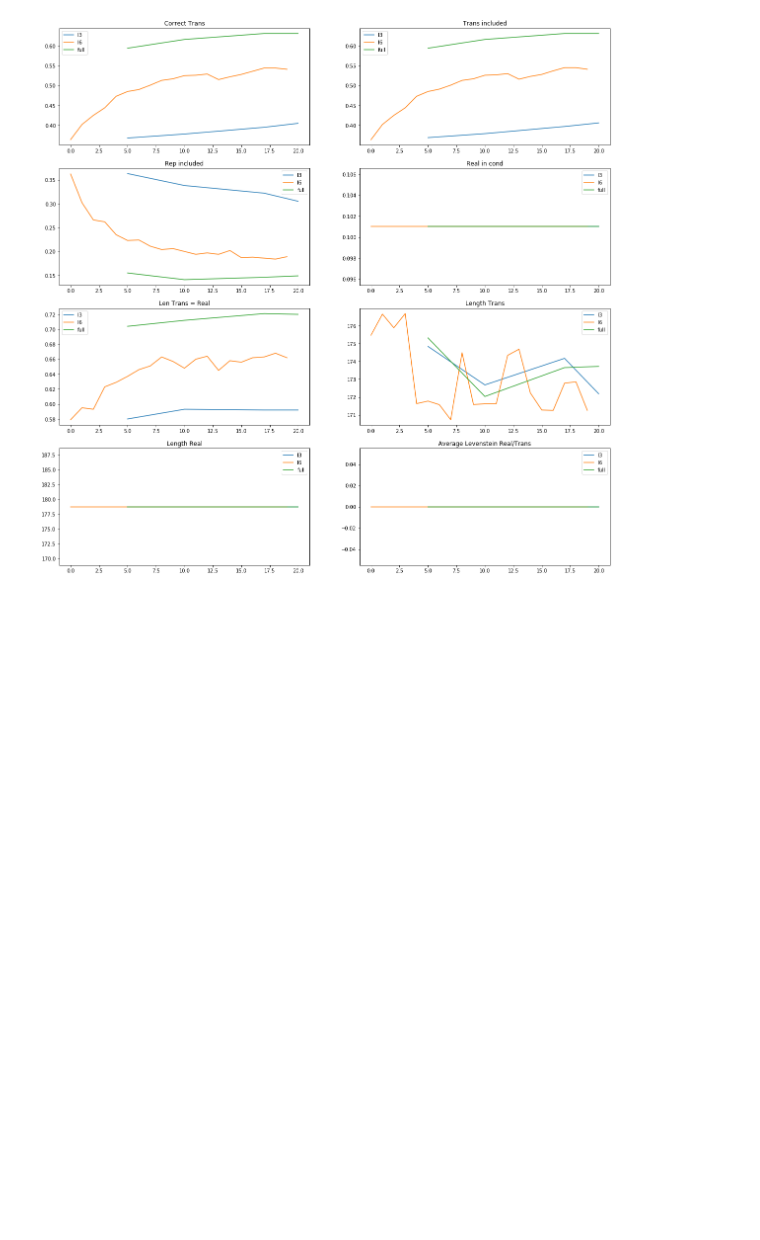
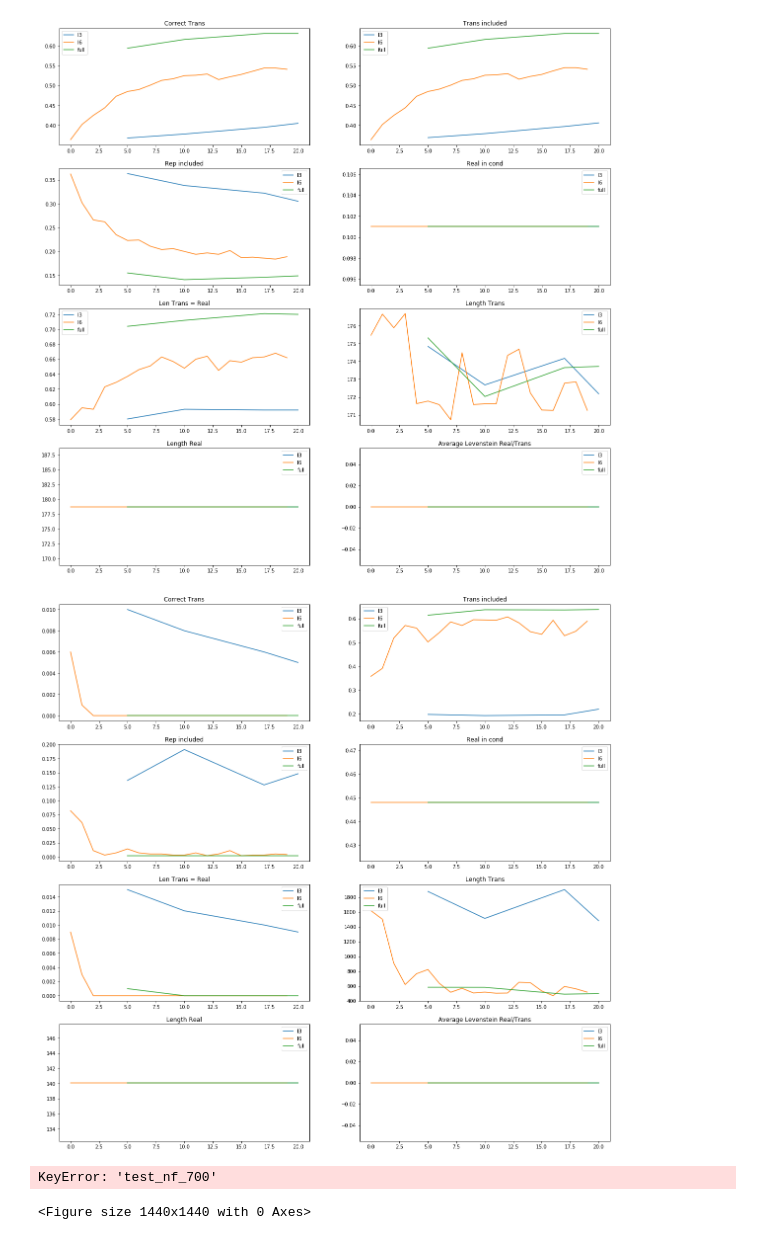
Before and after one commit to Yondijr/TG_samples, a Jupyter notebook: Evaluate_dream.ipynb, the cells around one changed output. Cells and saved outputs as stored; diff of their text form; code cells hidden in the pictures; blank space fills up the shorter version.

```diff
--- a/Evaluate_dream.ipynb
+++ b/Evaluate_dream.ipynb
@@ -130,2 +131,11 @@ format_reloads_model(l3,l6,lf,"test_long")
 # %% [output]
 [figure]
+# %%
+format_reloads_dataset(l3,l6,lf,"test_nf_long")
+# %% [output]
+[figure, added]
+# %%
+format_reloads_dataset(l3,l6,lf,"test_nf_700")
+# %% [output]
+KeyError: 'test_nf_700'
+<Figure size 1440x1440 with 0 Axes>
```
Also changed, not shown: parts of 16 cells of this notebook, 2 other files.
